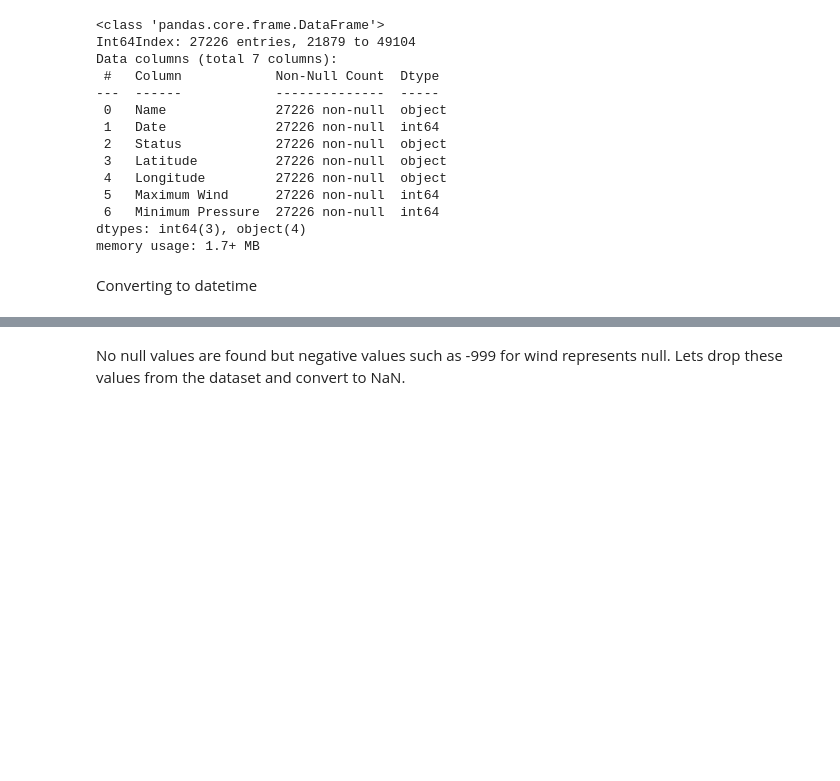
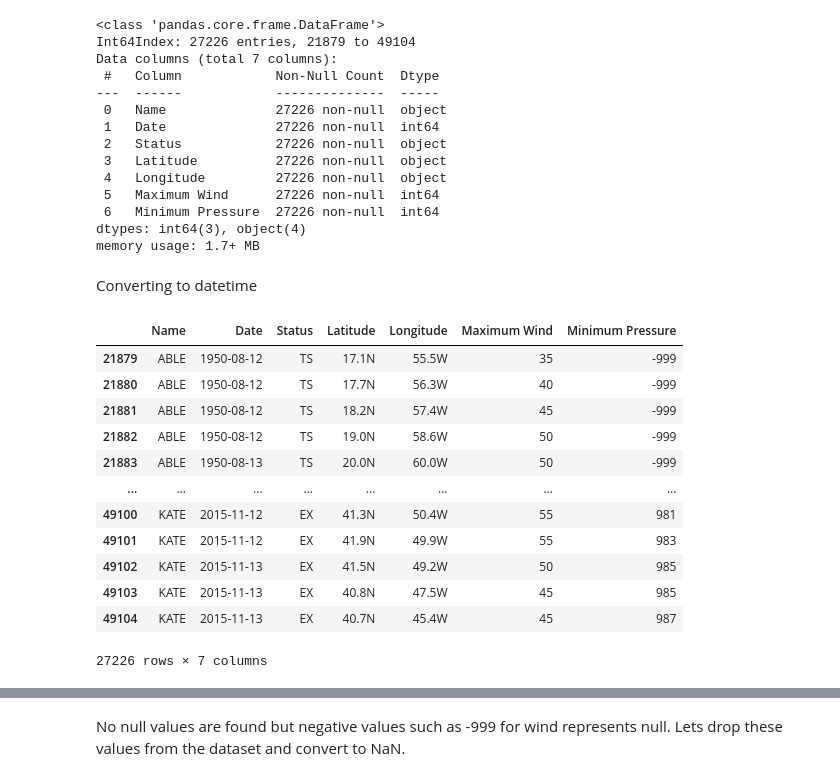
Before and after one commit to DanielBrechner/hurrdat_co2, a Jupyter notebook: atlantic_hurricanes.ipynb, the cells around one changed output, grey strips where cells are left out. Saved outputs shown, nothing was run; the diff lists cells and outputs as text; code cells hidden in the pictures; blank space fills up the shorter version.

```diff
--- a/atlantic_hurricanes.ipynb
+++ b/atlantic_hurricanes.ipynb
@@ -62,4 +70,19 @@ memory usage: 1.7+ MB
 # %% [markdown]
 Converting to datetime
 # %%
-hurricanes.loc[:, 'Date'] = pd.to_datetime(hurricanes['Date'], format='%Y-%m-%d').dt.date
+hurricanes['Date'] = pd.to_datetime(hurricanes['Date'].astype(str), format = '%Y %m %d')
+hurricanes
+# %% [output]
+|  | Name | Date | Status | Latitude | Longitude | Maximum Wind | Minimum Pressure |
+| 21879 | ABLE | 1950-08-12 | TS | 17.1N | 55.5W | 35 | -999 |
+| 21880 | ABLE | 1950-08-12 | TS | 17.7N | 56.3W | 40 | -999 |
+| 21881 | ABLE | 1950-08-12 | TS | 18.2N | 57.4W | 45 | -999 |
+| 21882 | ABLE | 1950-08-12 | TS | 19.0N | 58.6W | 50 | -999 |
+| 21883 | ABLE | 1950-08-13 | TS | 20.0N | 60.0W | 50 | -999 |
+| ... | ... | ... | ... | ... | ... | ... | ... |
+| 49100 | KATE | 2015-11-12 | EX | 41.3N | 50.4W | 55 | 981 |
+| 49101 | KATE | 2015-11-12 | EX | 41.9N | 49.9W | 55 | 983 |
+| 49102 | KATE | 2015-11-13 | EX | 41.5N | 49.2W | 50 | 985 |
+| 49103 | KATE | 2015-11-13 | EX | 40.8N | 47.5W | 45 | 985 |
+| 49104 | KATE | 2015-11-13 | EX | 40.7N | 45.4W | 45 | 987 |
+27226 rows × 7 columns
```
Also changed, not shown: parts of 17 cells of this notebook.
